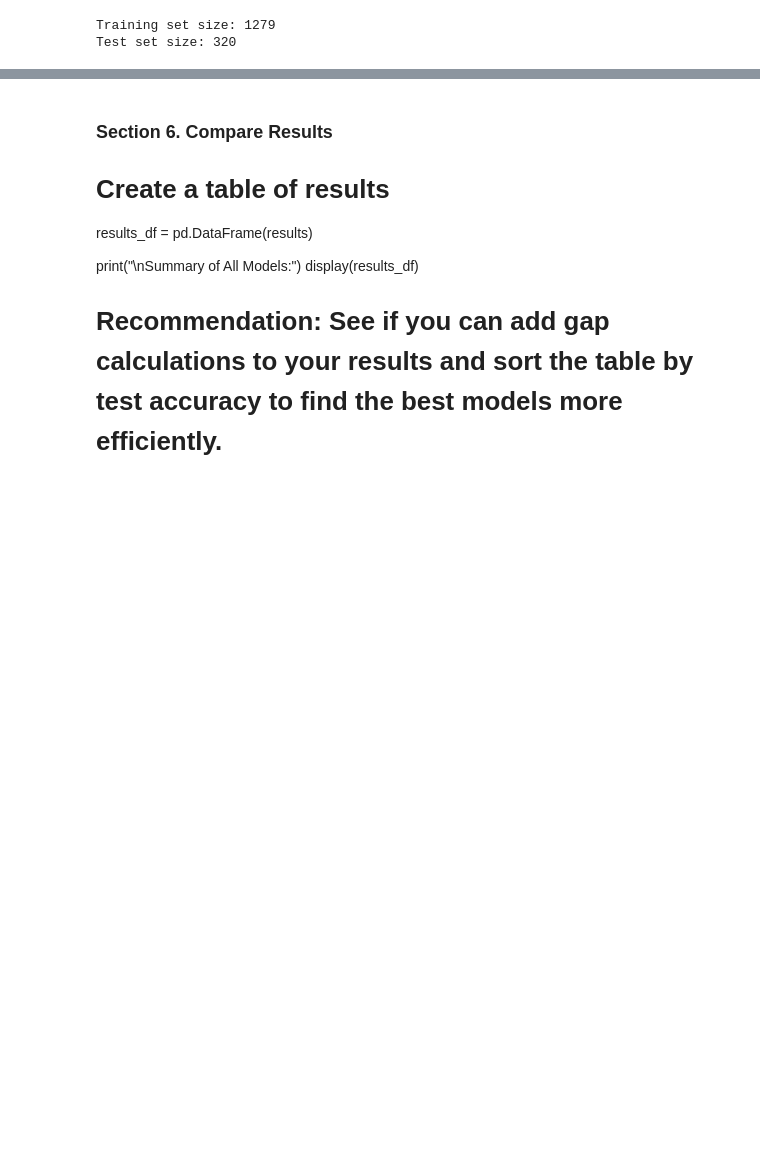
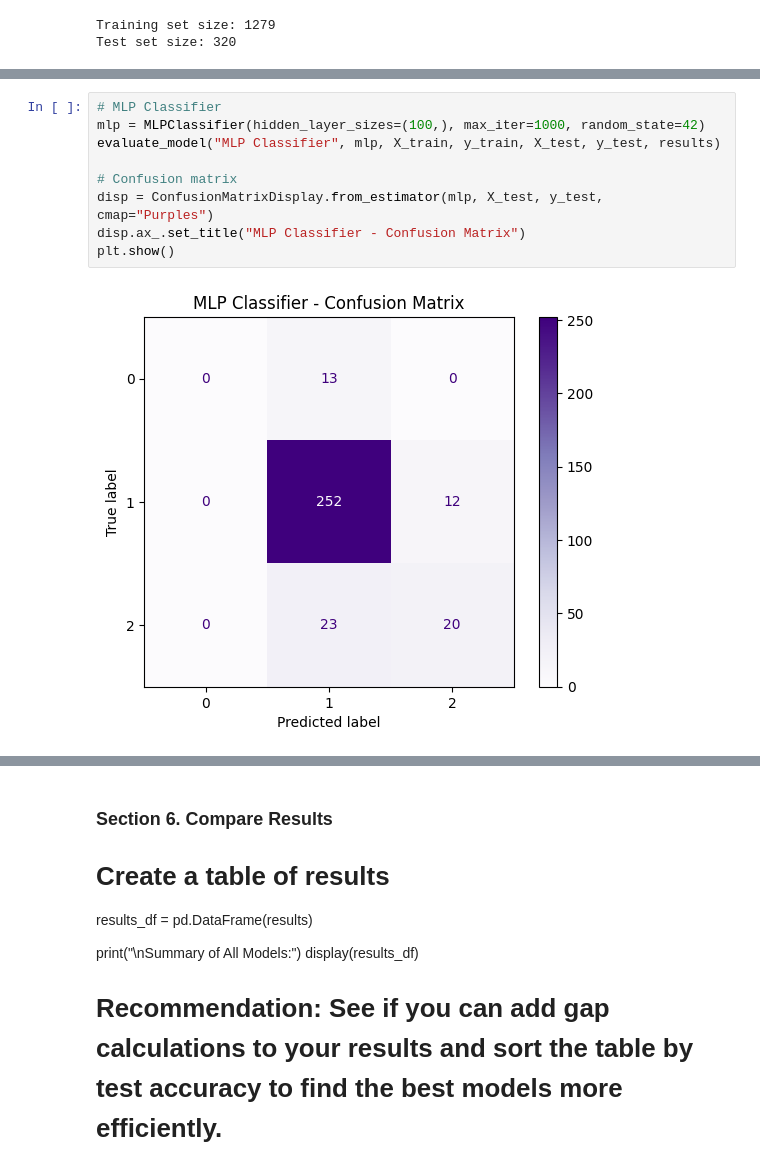
Before and after one commit to Data-Git-Hub/applied-ml-data-git-hub, a Jupyter notebook: lab05/ensemble-data-git-hub.ipynb, the cells around one changed output, grey strips where cells are left out. Drawn from its saved outputs; the diff is of its cells as text; blank space fills up the shorter version.

```diff
--- a/lab05/ensemble-data-git-hub.ipynb
+++ b/lab05/ensemble-data-git-hub.ipynb
@@ -502,0 +361,11 @@ evaluate_model(
+# %%
+# MLP Classifier
+mlp = MLPClassifier(hidden_layer_sizes=(100,), max_iter=1000, random_state=42)
+evaluate_model("MLP Classifier", mlp, X_train, y_train, X_test, y_test, results)
+
+# Confusion matrix
+disp = ConfusionMatrixDisplay.from_estimator(mlp, X_test, y_test, cmap="Purples")
+disp.ax_.set_title("MLP Classifier - Confusion Matrix")
+plt.show()
+# %% [output]
+[figure, added]
```
Also changed, not shown: parts of 10 cells of this notebook, 2 other files.
